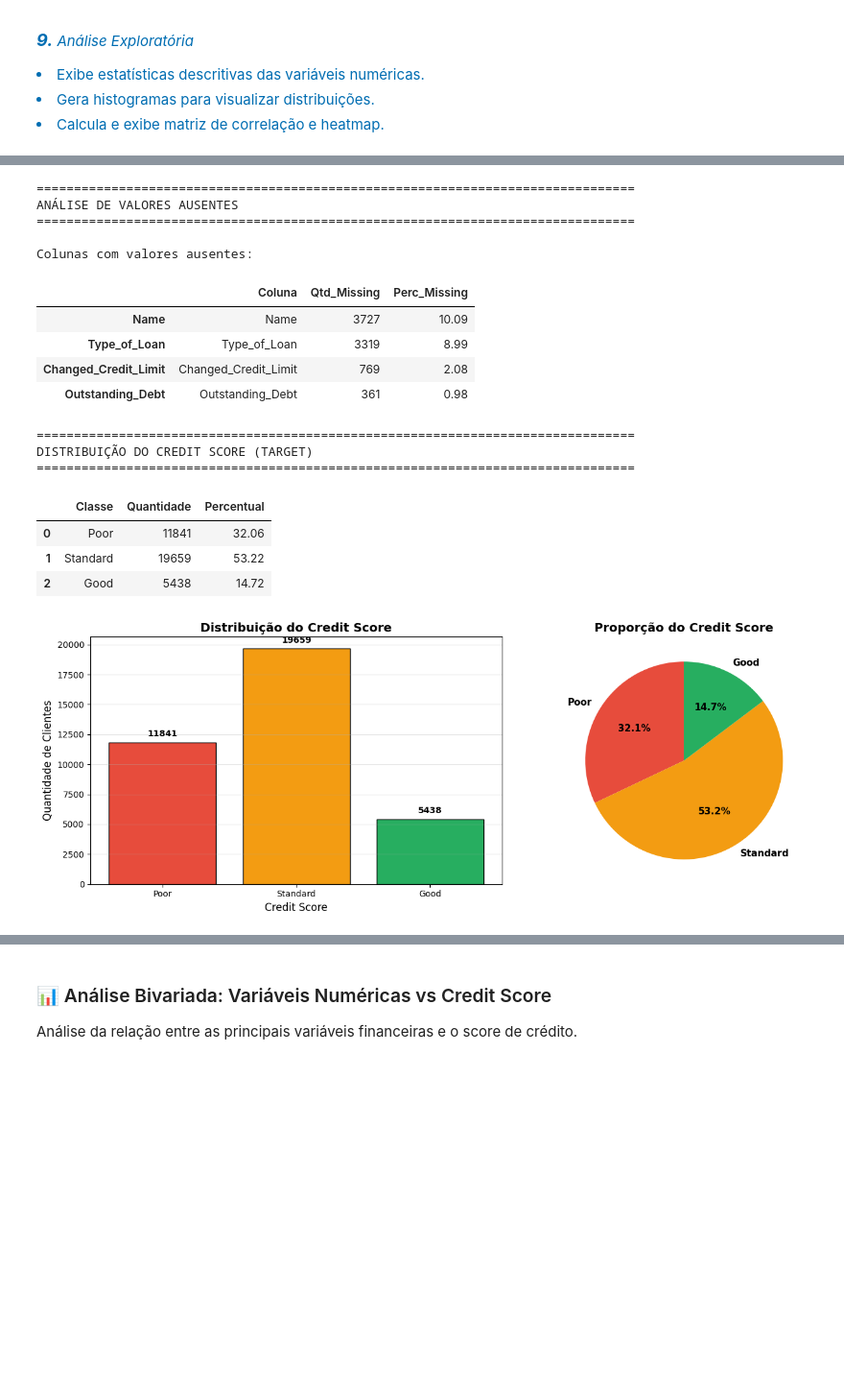
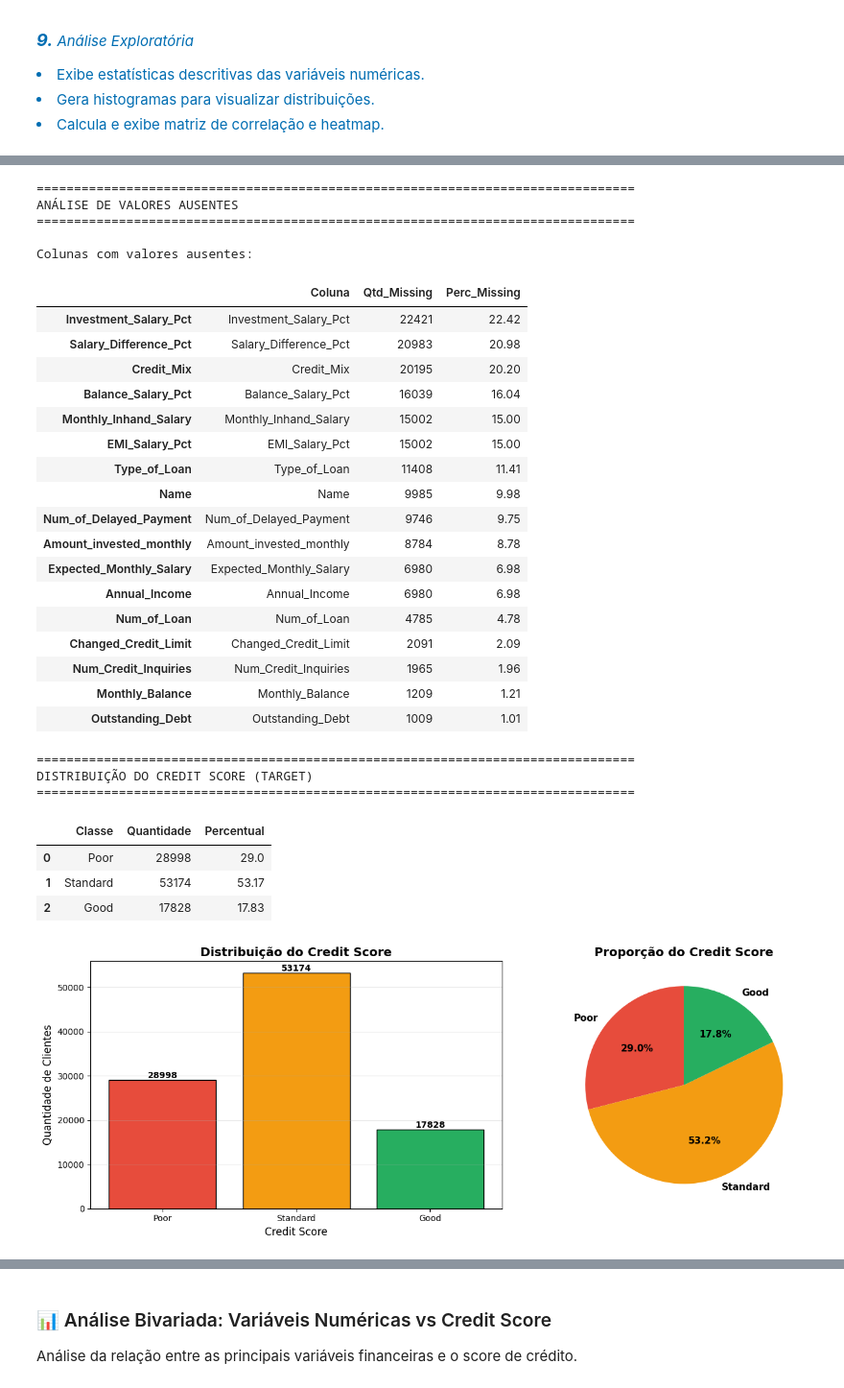
Before and after one commit to eroiborges/projetointegrado, a Jupyter notebook: Trabalho Final ML.ipynb, the cells around one changed output, grey strips where cells are left out. Shown at 96% size. Saved outputs shown, nothing was run; the diff lists cells and outputs as text; code cells hidden in the pictures; blank space fills up the shorter version.

Commit message:
Revisão do tratamento de outliers e análises

```diff
--- a/Trabalho Final ML.ipynb
+++ b/Trabalho Final ML.ipynb
@@ -440,12 +741,31 @@ def remove_outliers_iqr(df, column):
+# %%
+# Calculando percentual do salário comprometido com EMI
+df_analise_financeira['EMI_Salary_Pct'] = (df_analise_financeira['Total_EMI_per_month'] /
+                                          df_analise_financeira['Monthly_Inhand_Salary'] * 100)
+
+# Identificando casos com alto comprometimento da renda (>40% do salário)
+df_analise_financeira['Alto_Comprometimento'] = df_analise_financeira['EMI_Salary_Pct'] > 40
+
+# Análise por score de crédito
+media_comprometimento = df_analise_financeira.groupby('Credit_Score')['EMI_Salary_Pct'].agg([
+    'mean',
+    'count',
+    lambda x: (x > 40).sum() / len(x) * 100
+]).round(2)
+media_comprometimento.columns = ['Média_Comprometimento_%', 'Quantidade', '%_Alto_Comprometimento']
+
+# Adicionando as métricas ao dataframe original
+for indice, linha in media_comprometimento.iterrows():
+    mascara = df_analise_financeira['Credit_Score'] == indice
+    df_analise_financeira.loc[mascara, 'Media_Comprometimento'] = linha['Média_Comprometimento_%']
+    df_analise_financeira.loc[mascara, 'Qtd_Score'] = linha['Quantidade']
+    df_analise_financeira.loc[mascara, 'Perc_Alto_Comprometimento'] = linha['%_Alto_Comprometimento']
 # %% [markdown]
 <i><p style='color:#006DB2' ><big><strong>7.</strong></big> Tratamento de Valores Nulos </p>
 <p style='color:#006DB2' >Preenche valores nulos com a média das colunas:</p></i>
 # %%
-media_age = df['Credit_History_Age'].mean()
-df['Credit_History_Age'] = df['Credit_History_Age'].fillna(media_age)
-
-media_mon = df['Monthly_Inhand_Salary'].mean()
-df['Monthly_Inhand_Salary'] = df['Monthly_Inhand_Salary'].fillna(media_mon)
+media_age = df_analise_financeira['Credit_History_Age'].mean()
+df_analise_financeira['Credit_History_Age'] = df_analise_financeira['Credit_History_Age'].fillna(media_age)
 # %% [markdown]
 <i><p style='color:#006DB2' ><big><strong>8.</strong></big> Preparação dos Dados para Modelagem</p>
 <p style='color:#006DB2' >Define as variáveis numéricas (var_num)</p></i>
@@ -501,9 +804,9 @@ print("ANÁLISE DE VALORES AUSENTES")
 print("=" * 80)
 
 missing_data = pd.DataFrame({
-    'Coluna': df.columns,
-    'Qtd_Missing': df.isnull().sum(),
-    'Perc_Missing': (df.isnull().sum() / len(df) * 100).round(2)
+    'Coluna': df_analise_financeira.columns,
+    'Qtd_Missing': df_analise_financeira.isnull().sum(),
+    'Perc_Missing': (df_analise_financeira.isnull().sum() / len(df_analise_financeira) * 100).round(2)
 }).sort_values('Qtd_Missing', ascending=False)
 
 print("\nColunas com valores ausentes:")
@@ -514,8 +817,8 @@ print("\n" + "=" * 80)
 print("DISTRIBUIÇÃO DO CREDIT SCORE (TARGET)")
 print("=" * 80)
 
-credit_score_dist = df['Credit_Score'].value_counts().sort_index()
-credit_score_perc = (df['Credit_Score'].value_counts(normalize=True) * 100).round(2).sort_index()
+credit_score_dist = df_analise_financeira['Credit_Score'].value_counts().sort_index()
+credit_score_perc = (df_analise_financeira['Credit_Score'].value_counts(normalize=True) * 100).round(2).sort_index()
 
 score_summary = pd.DataFrame({
     'Classe': ['Poor', 'Standard', 'Good'],
@@ -531,39 +834,52 @@ fig, axes = plt.subplots(1, 2, figsize=(14, 5))
 # Gráfico de barras
 axes[0].bar(score_summary['Classe'], score_summary['Quantidade'], color=['#e74c3c', '#f39c12', '#27ae60'], edgecolor='black')
 axes[0].set_title('Distribuição do Credit Score', fontsize=14, fontweight='bold')
 axes[0].set_xlabel('Credit Score', fontsize=12)
 axes[0].set_ylabel('Quantidade de Clientes', fontsize=12)
 axes[0].grid(axis='y', alpha=0.3)
 
 # Adicionar valores nas barras
 for i, v in enumerate(score_summary['Quantidade']):
     axes[0].text(i, v + 500, str(v), ha='center', fontweight='bold')
 
 # Gráfico de pizza
 colors_pie = ['#e74c3c', '#f39c12', '#27ae60']
 axes[1].pie(score_summary['Quantidade'], labels=score_summary['Classe'], autopct='%1.1f%%',
             colors=colors_pie, startangle=90, textprops={'fontsize': 11, 'fontweight': 'bold'})
 axes[1].set_title('Proporção do Credit Score', fontsize=14, fontweight='bold')
 
 plt.tight_layout()
 plt.show()
 # %% [output]
 ================================================================================
 ANÁLISE DE VALORES AUSENTES
 ================================================================================
 
 Colunas com valores ausentes:
 |  | Coluna | Qtd_Missing | Perc_Missing |
-| Name | Name | 3727 | 10.09 |
-| Type_of_Loan | Type_of_Loan | 3319 | 8.99 |
-| Changed_Credit_Limit | Changed_Credit_Limit | 769 | 2.08 |
-| Outstanding_Debt | Outstanding_Debt | 361 | 0.98 |
+| Investment_Salary_Pct | Investment_Salary_Pct | 22421 | 22.42 |
+| Salary_Difference_Pct | Salary_Difference_Pct | 20983 | 20.98 |
+| Credit_Mix | Credit_Mix | 20195 | 20.20 |
+| Balance_Salary_Pct | Balance_Salary_Pct | 16039 | 16.04 |
+| Monthly_Inhand_Salary | Monthly_Inhand_Salary | 15002 | 15.00 |
+| EMI_Salary_Pct | EMI_Salary_Pct | 15002 | 15.00 |
+| Type_of_Loan | Type_of_Loan | 11408 | 11.41 |
+| Name | Name | 9985 | 9.98 |
+| Num_of_Delayed_Payment | Num_of_Delayed_Payment | 9746 | 9.75 |
+| Amount_invested_monthly | Amount_invested_monthly | 8784 | 8.78 |
+| Expected_Monthly_Salary | Expected_Monthly_Salary | 6980 | 6.98 |
+| Annual_Income | Annual_Income | 6980 | 6.98 |
+| Num_of_Loan | Num_of_Loan | 4785 | 4.78 |
+| Changed_Credit_Limit | Changed_Credit_Limit | 2091 | 2.09 |
+| Num_Credit_Inquiries | Num_Credit_Inquiries | 1965 | 1.96 |
+| Monthly_Balance | Monthly_Balance | 1209 | 1.21 |
+| Outstanding_Debt | Outstanding_Debt | 1009 | 1.01 |
 ================================================================================
 DISTRIBUIÇÃO DO CREDIT SCORE (TARGET)
 ================================================================================
 |  | Classe | Quantidade | Percentual |
-| 0 | Poor | 11841 | 32.06 |
-| 1 | Standard | 19659 | 53.22 |
-| 2 | Good | 5438 | 14.72 |
+| 0 | Poor | 28998 | 29.0 |
+| 1 | Standard | 53174 | 53.17 |
+| 2 | Good | 17828 | 17.83 |
-[figure, old version]
+[figure, new version]
 # %%
```
Also changed, not shown: parts of 26 cells of this notebook.
